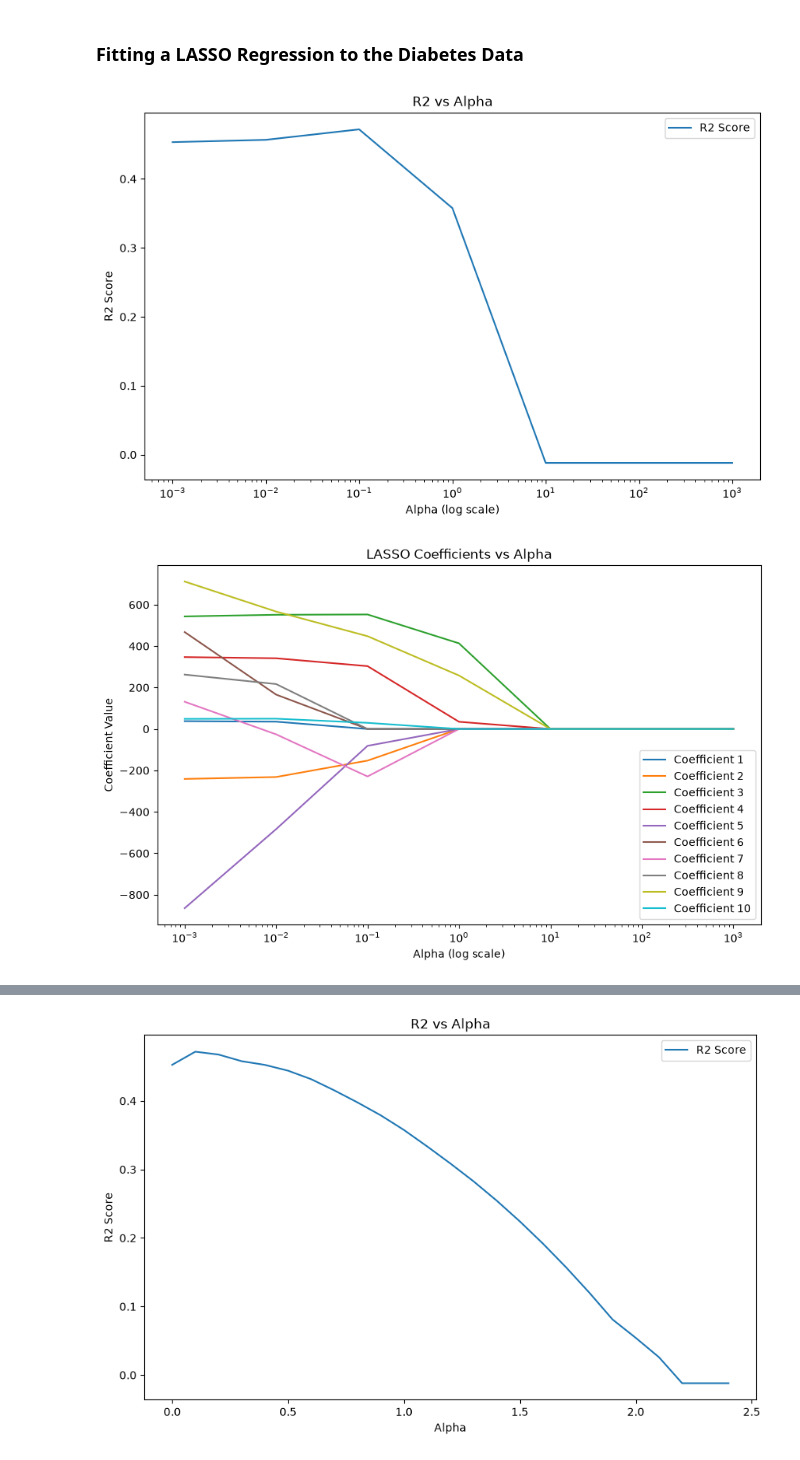
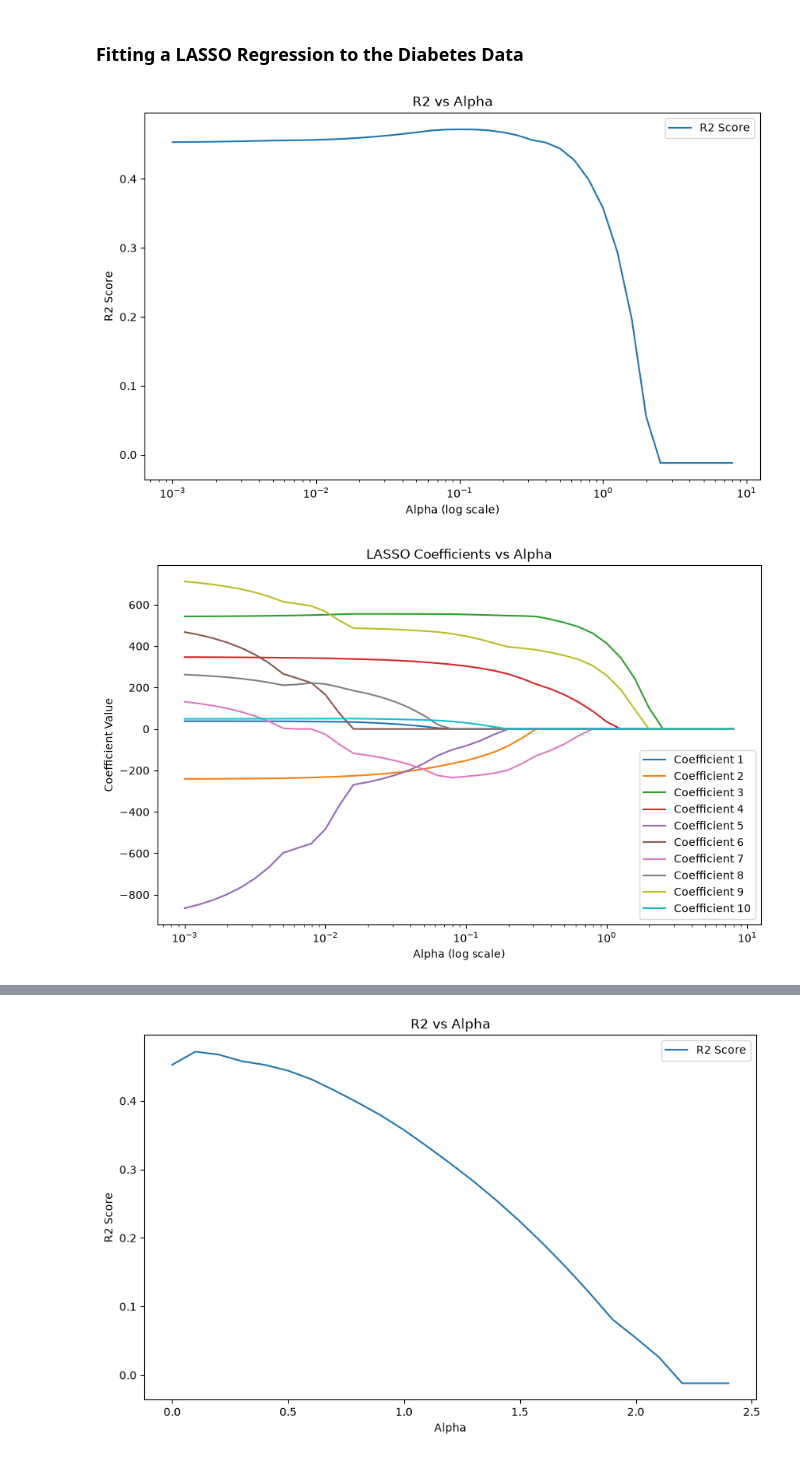
Before and after one commit to benandrews-dev/CD704-ML, a Jupyter notebook: week-04/notebooks/Week04Exercises.ipynb, the cells around one changed output, grey strips where cells are left out. Drawn from its saved outputs; the diff is of its cells as text; code cells hidden in the pictures.

```diff
--- a/week-04/notebooks/Week04Exercises.ipynb
+++ b/week-04/notebooks/Week04Exercises.ipynb
@@ -227,37 +230,37 @@ X_train, X_test, y_train, y_test = train_test_split(X, y, test_size=0.2, random_
 x_vals = []
 r2_vals = []
 y_vals = []
-for i in range(-3, 4):
-    alpha = 10 ** i
+for i in range(-30, 10, 1):
+    alpha = 10 ** (i/10)
     lasso_model = Lasso(alpha=alpha).fit(X_train, y_train)
     x_vals.append(alpha)
     # Get the R-squared score of the Lasso model on the test data
     r2_score = lasso_model.score(X_test, y_test)
     r2_vals.append(r2_score)
     y_vals.append(lasso_model.coef_)
 
 # Plot the R-squared scores of the Lasso model for different alpha values
 plt.figure(figsize=(10, 6))
 plt.plot(x_vals, r2_vals, label=f'R2 Score')
 
 plt.xscale('log')
 plt.xlabel('Alpha (log scale)')
 plt.ylabel('R2 Score')
 plt.title('R2 vs Alpha')
 plt.legend()
 plt.show()
 
 # Plot the coefficients of the LASSO model for different alpha values
 plt.figure(figsize=(10, 6))
 for i in range(len(y_vals[0])):
     plt.plot(x_vals, [y[i] for y in y_vals], label=f'Coefficient {i+1}')
 
 plt.xscale('log')
 plt.xlabel('Alpha (log scale)')
 plt.ylabel('Coefficient Value')
 plt.title('LASSO Coefficients vs Alpha')
 plt.legend()
 plt.show()
 # %% [output]
-[figure, old version]
+[figure, new version]
-[figure, old version]
+[figure, new version]
```
Also changed, not shown: parts of 11 cells of this notebook.
